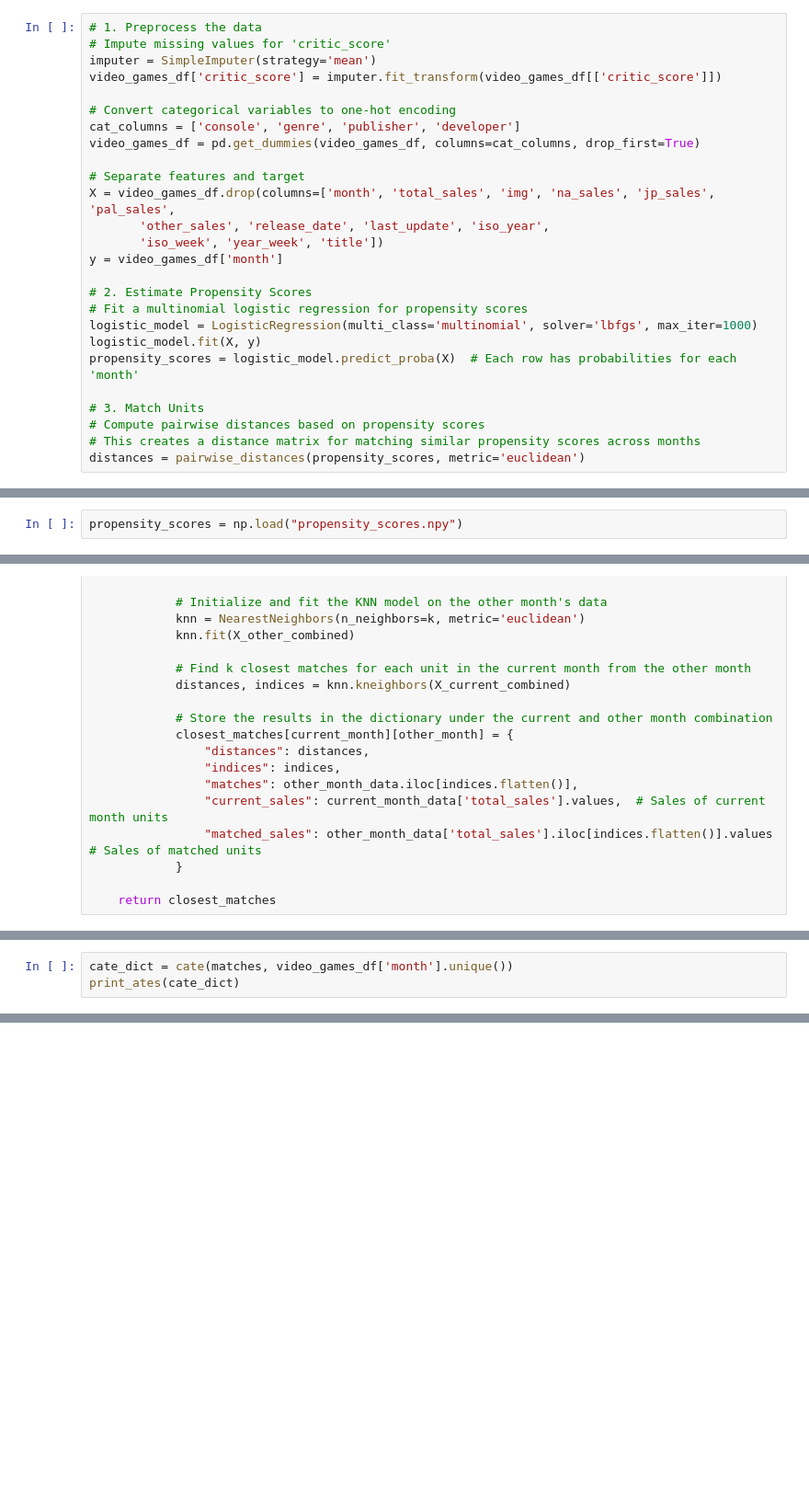
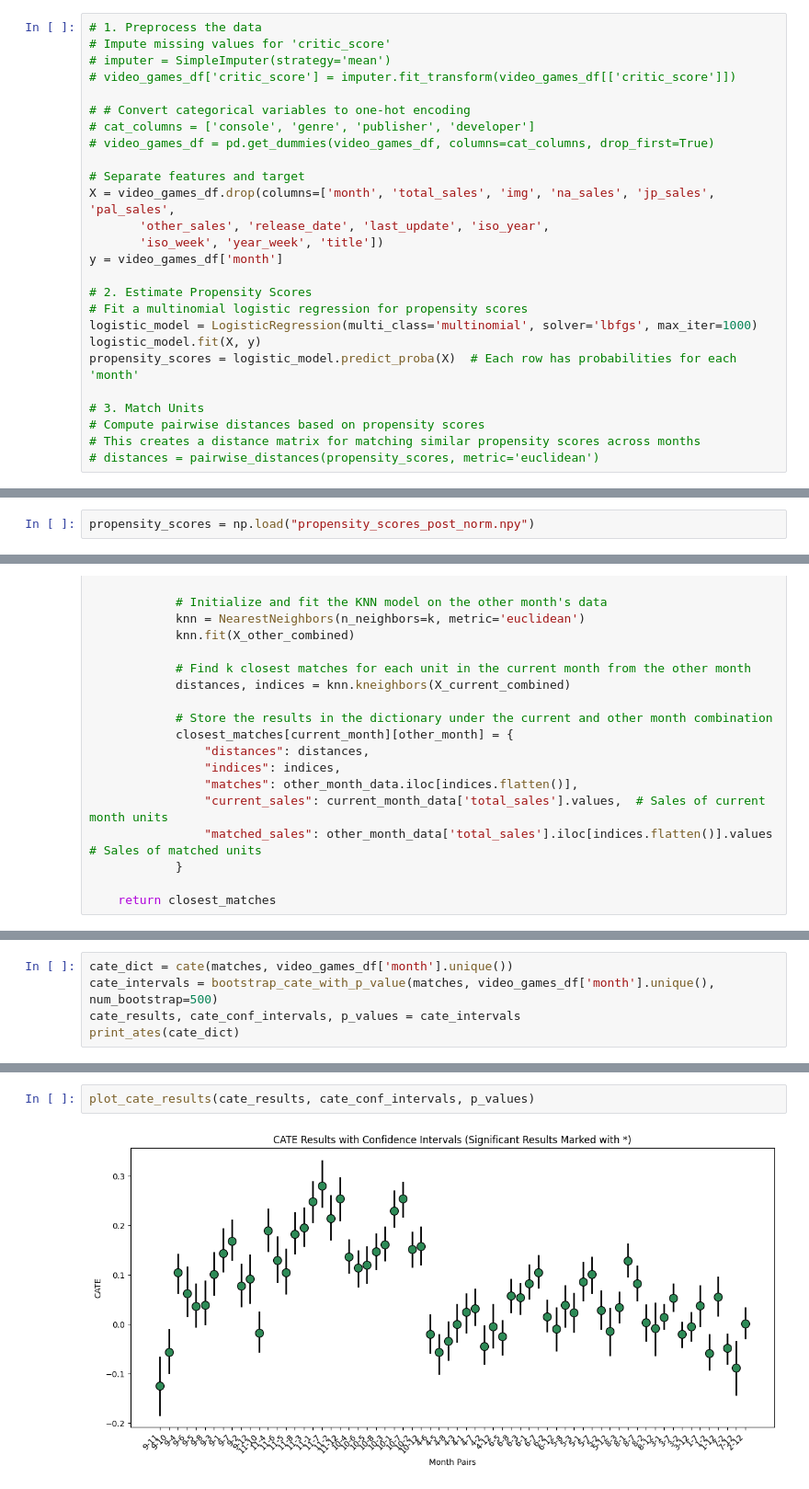
Before and after one commit to moriyamTech/CI_Project, a Jupyter notebook: matching.ipynb, the cells around one changed output, grey strips where cells are left out. Shown: that part at 92% size. Drawn from its saved outputs; the diff is of its cells as text; blank space fills up the shorter version.

```diff
--- a/matching.ipynb
+++ b/matching.ipynb
@@ -210,12 +533,12 @@ import numpy as np
 # %%
 # 1. Preprocess the data
 # Impute missing values for 'critic_score'
-imputer = SimpleImputer(strategy='mean')
-video_games_df['critic_score'] = imputer.fit_transform(video_games_df[['critic_score']])
+# imputer = SimpleImputer(strategy='mean')
+# video_games_df['critic_score'] = imputer.fit_transform(video_games_df[['critic_score']])
 
-# Convert categorical variables to one-hot encoding
-cat_columns = ['console', 'genre', 'publisher', 'developer']
-video_games_df = pd.get_dummies(video_games_df, columns=cat_columns, drop_first=True)
+# # Convert categorical variables to one-hot encoding
+# cat_columns = ['console', 'genre', 'publisher', 'developer']
+# video_games_df = pd.get_dummies(video_games_df, columns=cat_columns, drop_first=True)
 
 # Separate features and target
 X = video_games_df.drop(columns=['month', 'total_sales', 'img', 'na_sales', 'jp_sales', 'pal_sales',
@@ -232,4 +555,4 @@ propensity_scores = logistic_model.predict_proba(X)  # Each row has probabilitie
 # 3. Match Units
 # Compute pairwise distances based on propensity scores
 # This creates a distance matrix for matching similar propensity scores across months
-distances = pairwise_distances(propensity_scores, metric='euclidean')
+# distances = pairwise_distances(propensity_scores, metric='euclidean')
@@ -252,5 +567,5 @@ np.savetxt("distances.csv", distances, delimiter=",")  # Text format (optional)
 # %%
-propensity_scores = np.load("propensity_scores.npy")
+propensity_scores = np.load("propensity_scores_post_norm.npy")
 # %%
 def find_closest_matches_with_sales_and_propensity(video_games_df, propensity_scores, k=1):
     # Initialize a dictionary to store the closest matches for each unit by month
@@ -322,4 +631,6 @@ matches = find_closest_matches_with_sales_and_propensity(video_games_df, propens
 # %%
 cate_dict = cate(matches, video_games_df['month'].unique())
+cate_intervals = bootstrap_cate_with_p_value(matches, video_games_df['month'].unique(), num_bootstrap=500)
+cate_results, cate_conf_intervals, p_values = cate_intervals
 print_ates(cate_dict)
 # %% [output]
@@ -342,0 +654,4 @@ ATE from 2 to 12: 4.279999999999999
+# %%
+plot_cate_results(cate_results, cate_conf_intervals, p_values)
+# %% [output]
+[figure, added]
```
Also changed, not shown: parts of 28 cells of this notebook, 1 other file.
